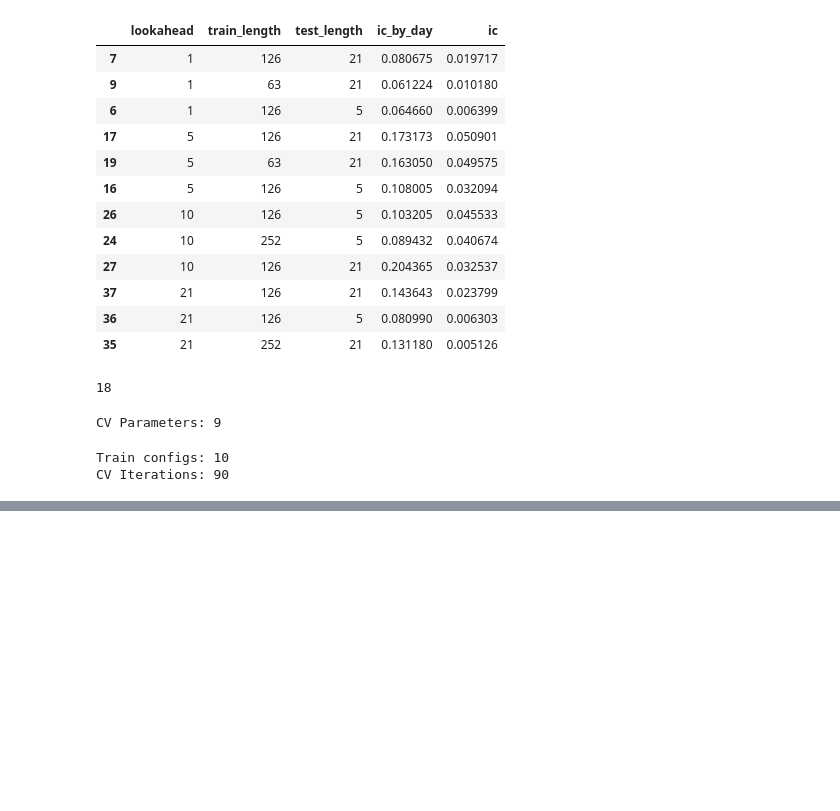
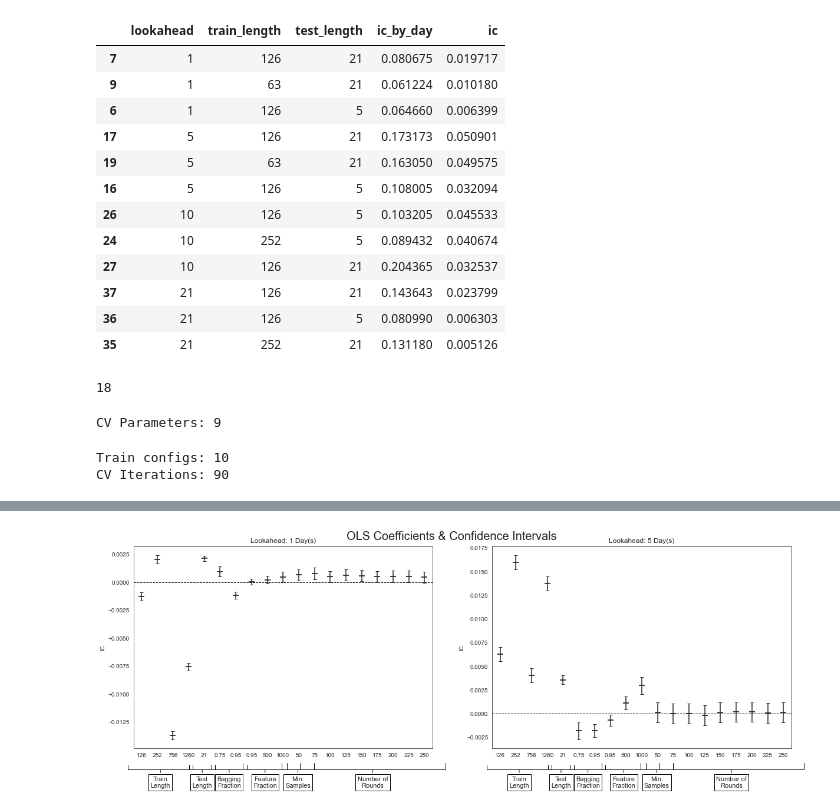
Before and after one commit to OliverJoo/quant_modeling, a Jupyter notebook: MDLing/RF_ReturnSignals.ipynb, the cells around one changed output, grey strips where cells are left out. Cells and saved outputs as stored; diff of their text form; code cells hidden in the pictures; blank space fills up the shorter version.

```diff
--- a/MDLing/RF_ReturnSignals.ipynb
+++ b/MDLing/RF_ReturnSignals.ipynb
@@ -451,0 +620,11 @@ Lookahead:  1 | Train: 756 | Test:  5 | Params:   9
+# %%
+with sns.axes_style('white'):
+    fig, axes = plt.subplots(nrows=1, ncols=2, figsize=(20, 6))
+    axes = axes.flatten()
+    for i, t in enumerate([1, 5]):
+        visualize_lr_result(lin_reg[t], axes[i])
+        axes[i].set_title(f'Lookahead: {t} Day(s)')
+    fig.suptitle('OLS Coefficients & Confidence Intervals', fontsize=20)
+    fig.subplots_adjust(top=.92)
+# %% [output]
+[figure, added]
```
Also changed, not shown: parts of 16 cells of this notebook.
